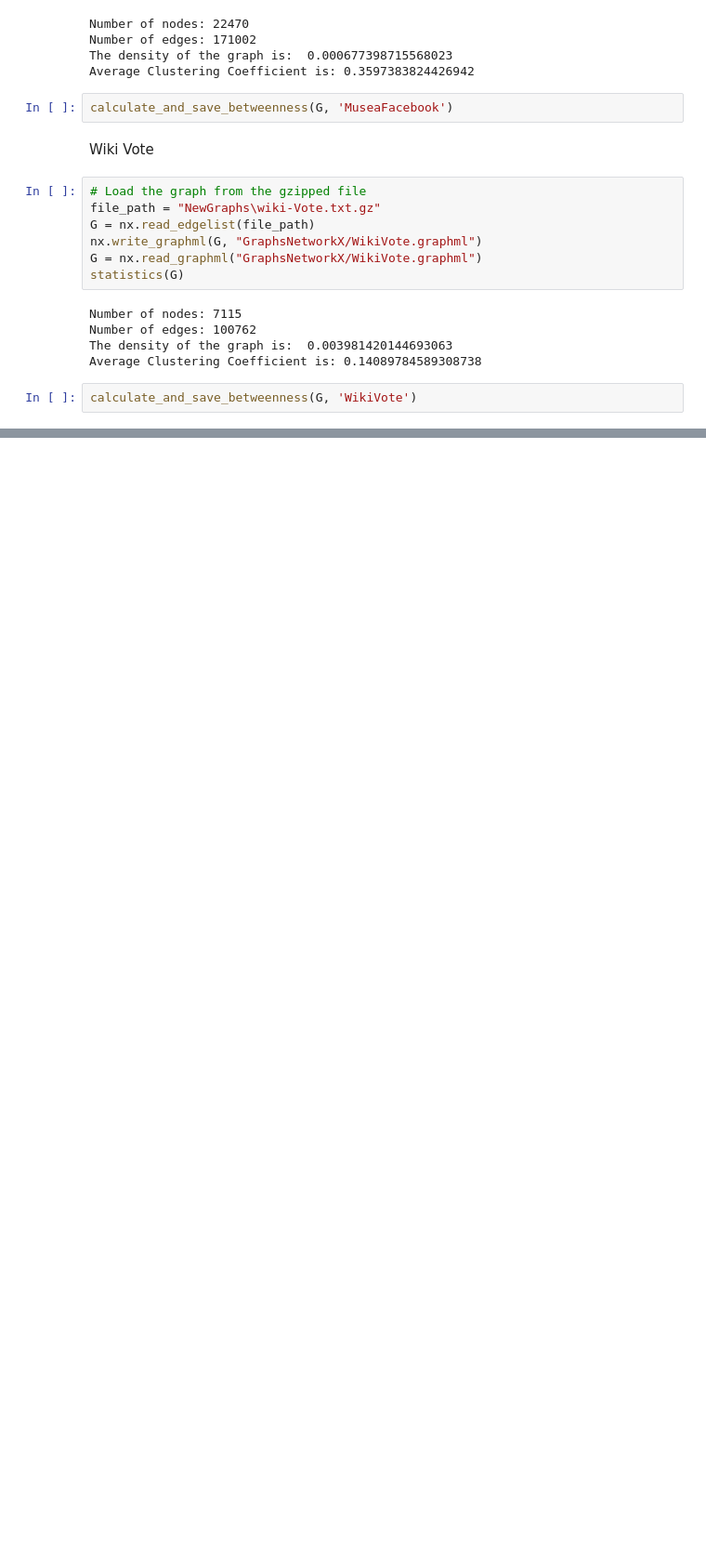
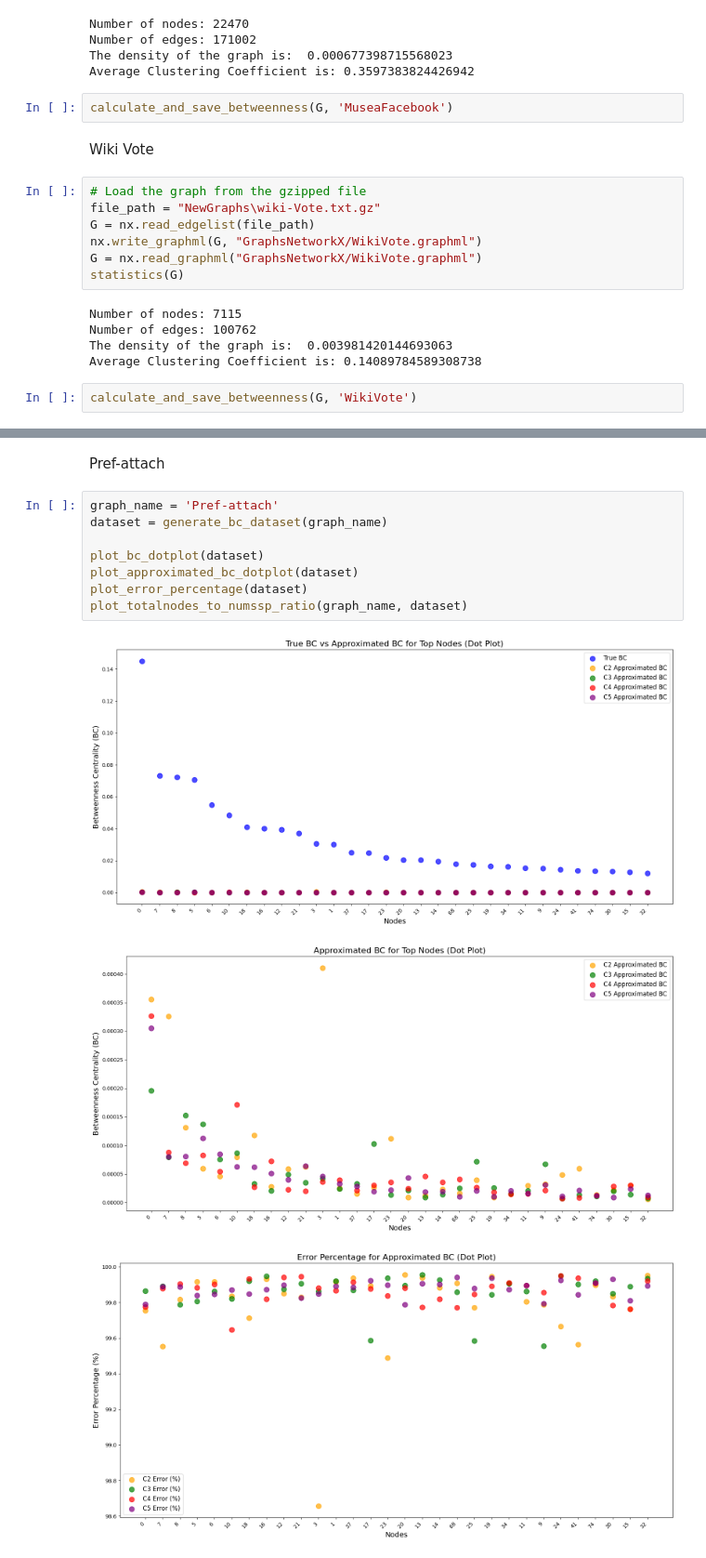
Before and after one commit to Knightjulius/BetweenMyAss, a Jupyter notebook: Testing.ipynb, the cells around one changed output, grey strips where cells are left out. Shown at 93% size. Saved outputs shown, nothing was run; the diff lists cells and outputs as text; blank space fills up the shorter version.

```diff
--- a/Testing.ipynb
+++ b/Testing.ipynb
@@ -337,0 +770,14 @@ calculate_and_save_betweenness(G, 'WikiVote')
+# %% [markdown]
+Pref-attach
+# %%
+graph_name = 'Pref-attach'
+dataset = generate_bc_dataset(graph_name)
+
+plot_bc_dotplot(dataset)
+plot_approximated_bc_dotplot(dataset)
+plot_error_percentage(dataset)
+plot_totalnodes_to_numssp_ratio(graph_name, dataset)
+# %% [output]
+[figure, added]
+[figure, added]
+[figure, added]
```
Also changed, not shown: parts of 21 cells of this notebook, 2 other files.
